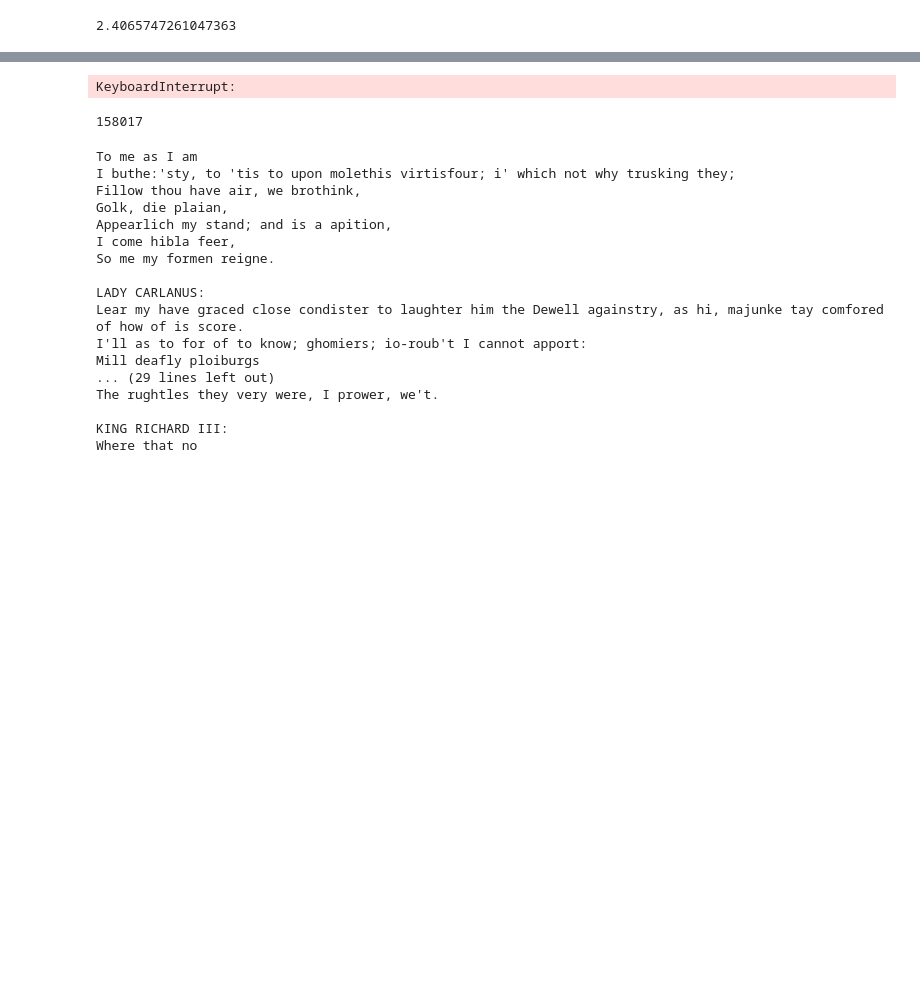
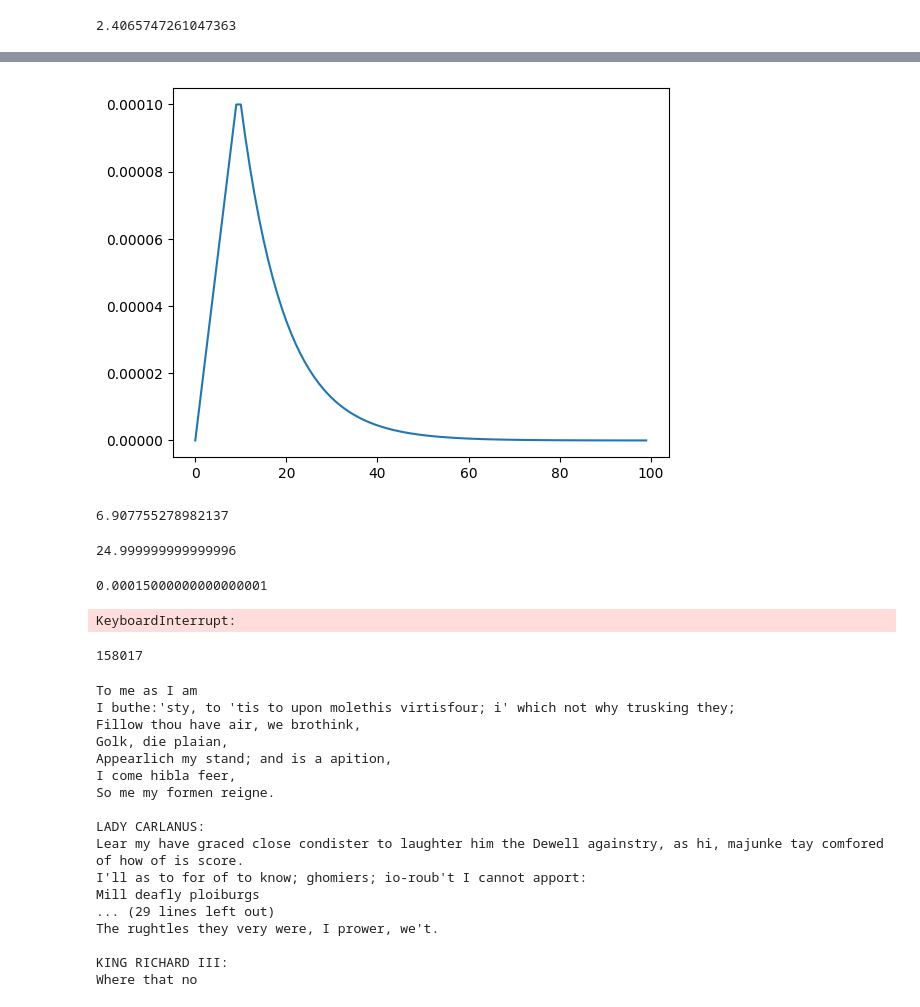
Before and after one commit to godhunter98/nano_transformers, a Jupyter notebook: bigram.ipynb, the cells around one changed output, grey strips where cells are left out. Drawn from its saved outputs; the diff is of its cells as text; code cells hidden in the pictures; blank space fills up the shorter version.

```diff
--- a/bigram.ipynb
+++ b/bigram.ipynb
@@ -320,0 +328,20 @@ Log of BigramLanguageModel forward pass:
+# %%
+# exponential decay schedule
+def lr_schedule(steps,warmup_steps = 0.1,base_lr=1e-4,final_lr = 1e-8):
+    lr_warmup_steps = int(steps * warmup_steps)
+    lr_decay_steps = steps - lr_warmup_steps
+    warmup_schedule = torch.linspace(0,base_lr,lr_warmup_steps)
+
+    progress = torch.linspace(0,1,lr_decay_steps)
+    decay_factor = math.log(base_lr/final_lr)
+
+    decay_schedule = base_lr * torch.exp(-decay_factor*progress)
+
+    out = torch.cat((warmup_schedule,decay_schedule))
+
+    return out
+
+plt.plot(lr_schedule(100))
+plt.show()
+# %% [output]
+[figure, added]
@@ -321,3 +363,15 @@ Log of BigramLanguageModel forward pass:
+# %%
+math.log(1000)
+# %% [output]
+6.907755278982137
+# %%
+math.exp(math.log(5)*2)
+# %% [output]
+24.999999999999996
+# %%
+print(1e-4*1.5)
+# %% [output]
+0.00015000000000000001
 # %%
 optimizer = torch.optim.AdamW(m.parameters(),lr = learning_rate)
 # %%
```
Also changed, not shown: parts of 8 cells of this notebook.
